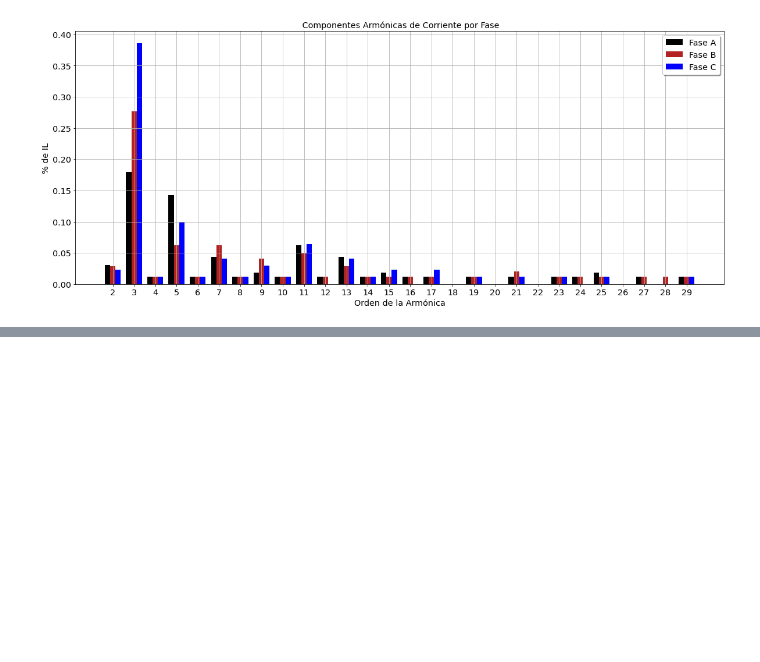
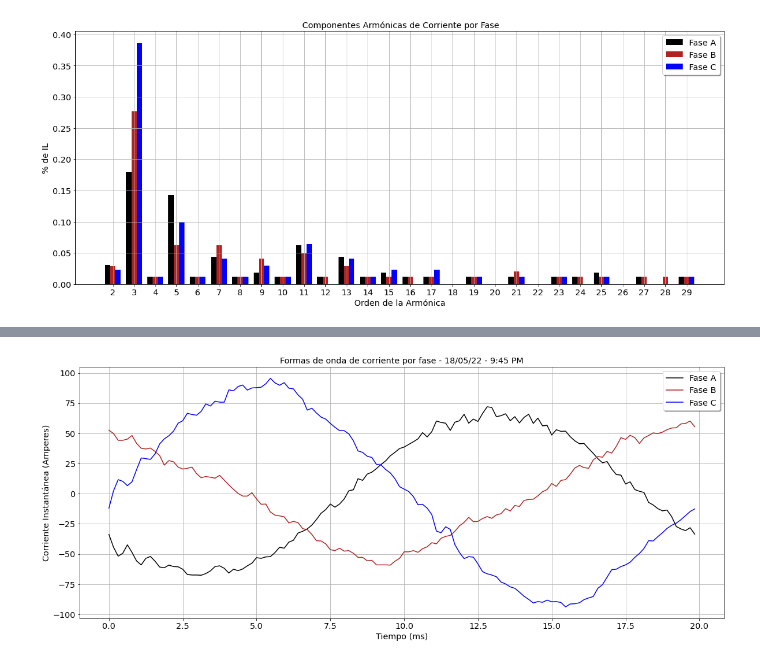
Before and after one commit to anghelcast/pqdata_samples, a Jupyter notebook: PQDATA_500KVA_FIME/PQDATA_500KVA.ipynb, the cells around one changed output, grey strips where cells are left out. Cells and saved outputs as stored; diff of their text form; code cells hidden in the pictures; blank space fills up the shorter version.

```diff
--- a/PQDATA_500KVA_FIME/PQDATA_500KVA.ipynb
+++ b/PQDATA_500KVA_FIME/PQDATA_500KVA.ipynb
@@ -561,0 +595,19 @@ plt.show()
+# %%
+plt.figure(figsize=(20,8))
+m1= df5['ms']
+ia1= df5['ia-18-05-22-945']
+ib1= df5['ib-18-05-22-945']
+ic1= df5['ic-18-05-22-945']
+
+plt.plot(m1, ia1, color ='black', label='Fase A')
+plt.plot(m1, ib1, color = 'firebrick', label='Fase B')
+plt.plot(m1, ic1, color = 'blue', label= 'Fase C')
+
+plt.title('Formas de onda de corriente por fase - 18/05/22 - 9:45 PM')
+plt.xlabel('Tiempo (ms)')
+plt.ylabel('Corriente Instantánea (Amperes)')
+plt.grid()
+plt.legend( shadow=True )
+plt.show()
+# %% [output]
+[figure, added]
```
Also changed, not shown: parts of 11 cells of this notebook.
